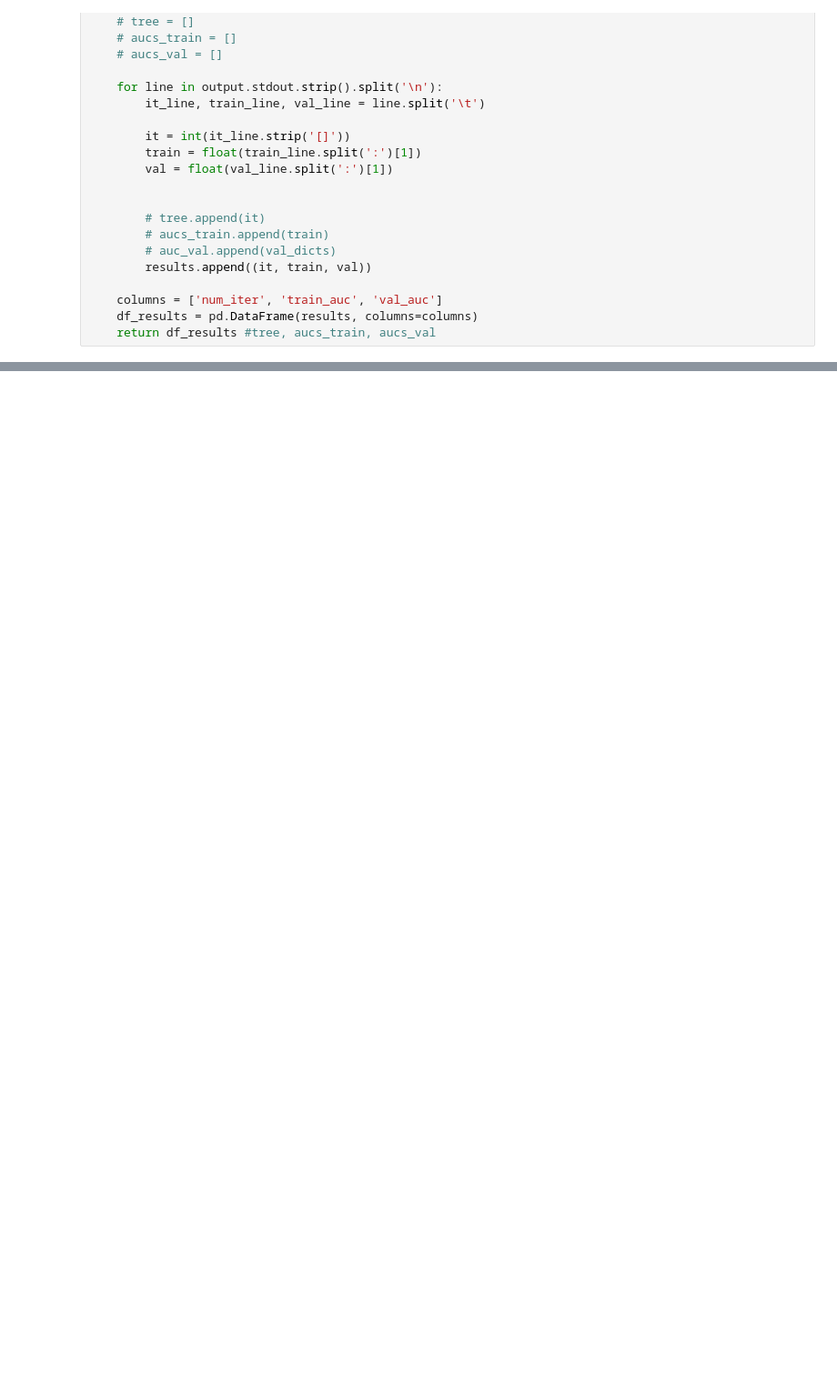
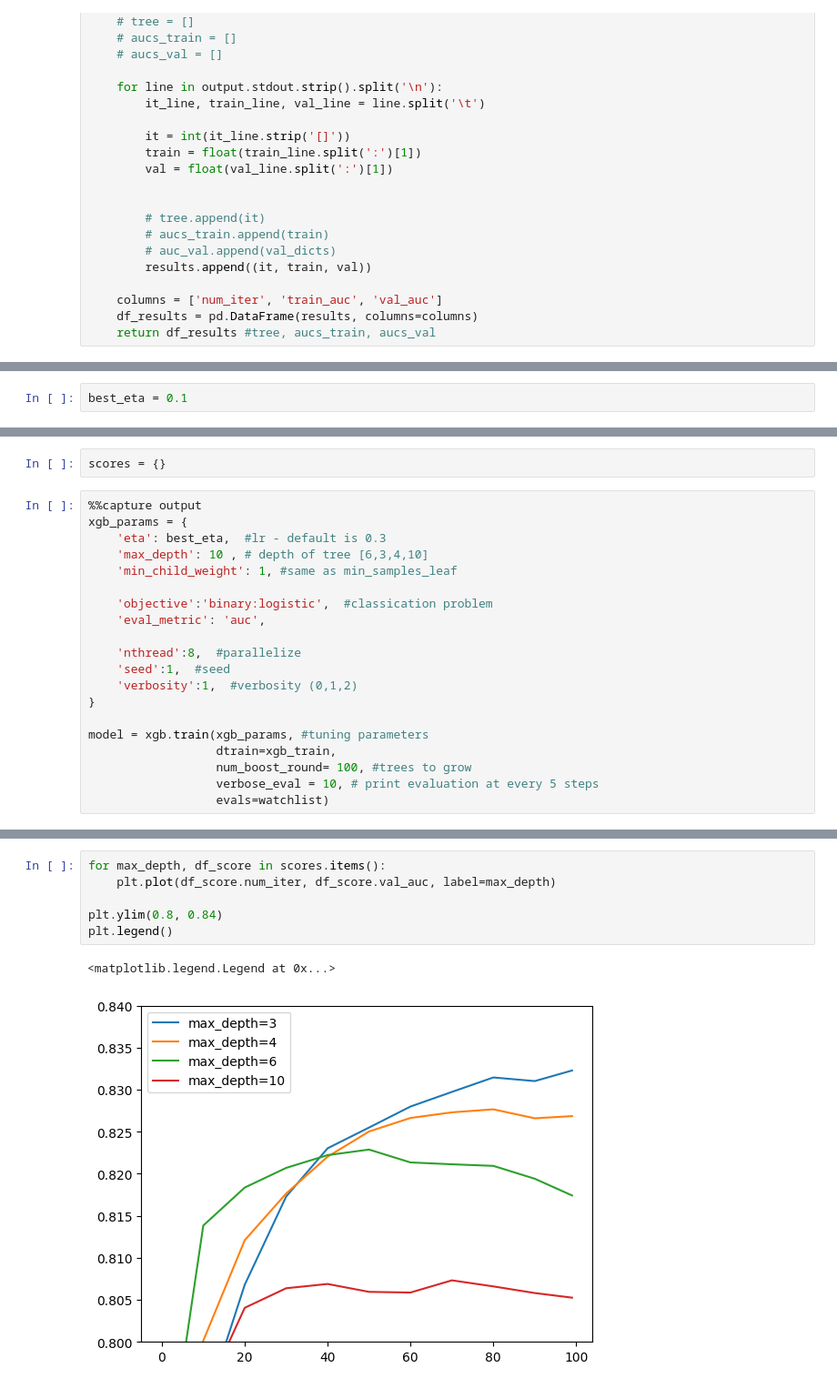
Before and after one commit to kelvin-meyet/MLOps-I-mlzmcmp, a Jupyter notebook: 04-trees_credit-risk/credit-risk-modelling.ipynb, the cells around one changed output, grey strips where cells are left out. Shown: that part at 91% size. Drawn from its saved outputs; the diff is of its cells as text; blank space fills up the shorter version.

```diff
--- a/04-trees_credit-risk/credit-risk-modelling.ipynb
+++ b/04-trees_credit-risk/credit-risk-modelling.ipynb
@@ -755,0 +807,2 @@ Tuning the following parameters
+# %%
+best_eta = 0.1
@@ -755,0 +811,22 @@ Tuning the following parameters
+# %%
+scores = {}
+# %%
+%%capture output
+xgb_params = {
+    'eta': best_eta,  #lr - default is 0.3
+    'max_depth': 10 , # depth of tree [6,3,4,10]
+    'min_child_weight': 1, #same as min_samples_leaf
+
+    'objective':'binary:logistic',  #classication problem
+    'eval_metric': 'auc',
+
+    'nthread':8,  #parallelize
+    'seed':1,  #seed
+    'verbosity':1,  #verbosity (0,1,2)
+}
+
+model = xgb.train(xgb_params, #tuning parameters
+                  dtrain=xgb_train,
+                  num_boost_round= 100, #trees to grow
+                  verbose_eval = 10, # print evaluation at every 5 steps
+                  evals=watchlist)
@@ -755,0 +839,9 @@ Tuning the following parameters
+# %%
+for max_depth, df_score in scores.items():
+    plt.plot(df_score.num_iter, df_score.val_auc, label=max_depth)
+
+plt.ylim(0.8, 0.84)
+plt.legend()
+# %% [output]
+<matplotlib.legend.Legend at 0x...>
+[figure, added]
```
Also changed, not shown: parts of 35 cells of this notebook.
